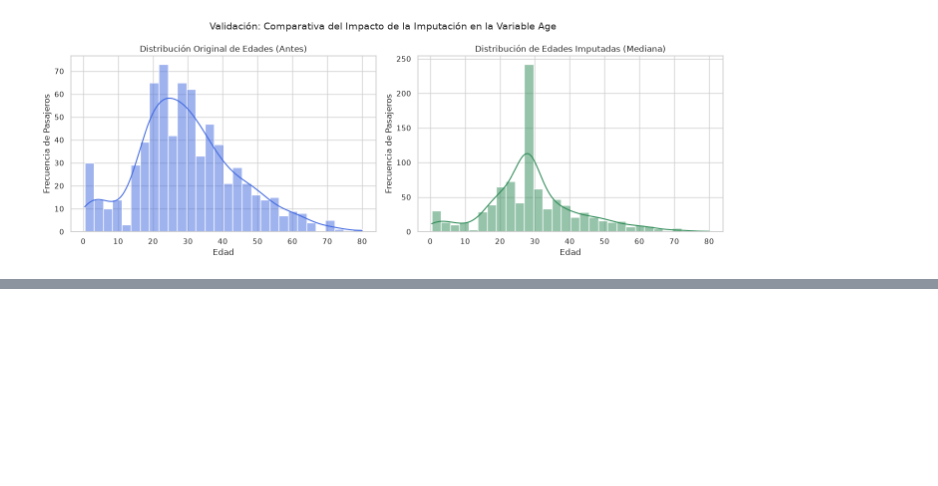
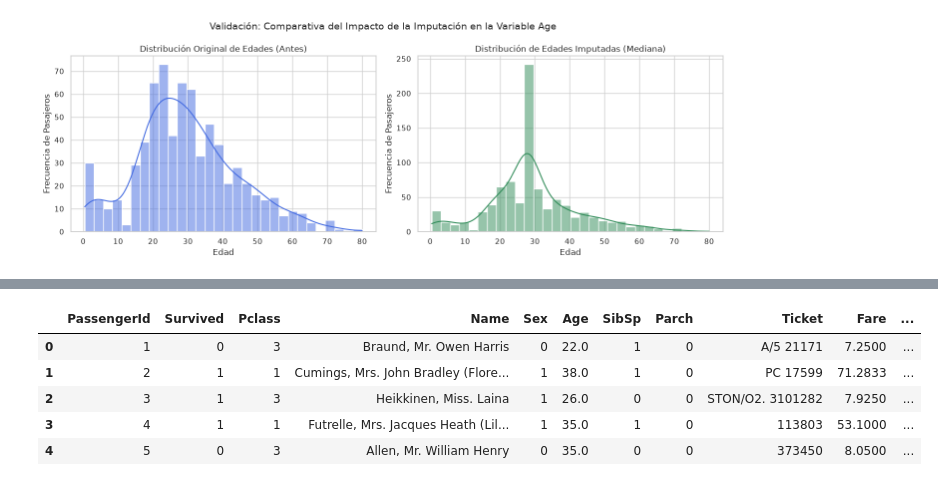
Before and after one commit to k3na1/preprocesamiento-titanic, a Jupyter notebook: titanic_analisis.ipynb, the cells around one changed output, grey strips where cells are left out. Cells and saved outputs as stored; diff of their text form; code cells hidden in the pictures; blank space fills up the shorter version.

```diff
--- a/titanic_analisis.ipynb
+++ b/titanic_analisis.ipynb
@@ -159,0 +177,25 @@ plt.show()
+# %%
+import pandas as pd
+import numpy as np
+import matplotlib.pyplot as plt
+import seaborn as sns
+from sklearn.preprocessing import LabelEncoder, MinMaxScaler
+
+# 1. Transformación de la variable 'Sex'
+# Utilizamos un mapeo manual a 0 y 1 por ser una variable binaria simple y directa
+df_clean['Sex'] = df_clean['Sex'].map({'male': 0, 'female': 1})
+
+# 2. Transformación de la variable 'Embarked'
+# JUSTIFICACIÓN: Se utiliza pd.get_dummies() (One-Hot Encoding) en lugar de LabelEncoder
+# debido a que los puertos de embarque (C, Q, S) representan variables nominales;
+# es decir, son categorías independientes que no tienen ningún orden jerárquico ni de magnitud.
+df_clean = pd.get_dummies(df_clean, columns=['Embarked'], prefix='Embarked', dtype=int)
+
+df_clean.head()
+# %% [output]
+|  | PassengerId | Survived | Pclass | Name | Sex | Age | SibSp | Parch | Ticket | Fare | ... |
+| 0 | 1 | 0 | 3 | Braund, Mr. Owen Harris | 0 | 22.0 | 1 | 0 | A/5 21171 | 7.2500 | ... |
+| 1 | 2 | 1 | 1 | Cumings, Mrs. John Bradley (Flore... | 1 | 38.0 | 1 | 0 | PC 17599 | 71.2833 | ... |
+| 2 | 3 | 1 | 3 | Heikkinen, Miss. Laina | 1 | 26.0 | 0 | 0 | STON/O2. 3101282 | 7.9250 | ... |
+| 3 | 4 | 1 | 1 | Futrelle, Mrs. Jacques Heath (Lil... | 1 | 35.0 | 1 | 0 | 113803 | 53.1000 | ... |
+| 4 | 5 | 0 | 3 | Allen, Mr. William Henry | 0 | 35.0 | 0 | 0 | 373450 | 8.0500 | ... |
```
Also changed, not shown: parts of 21 cells of this notebook.
